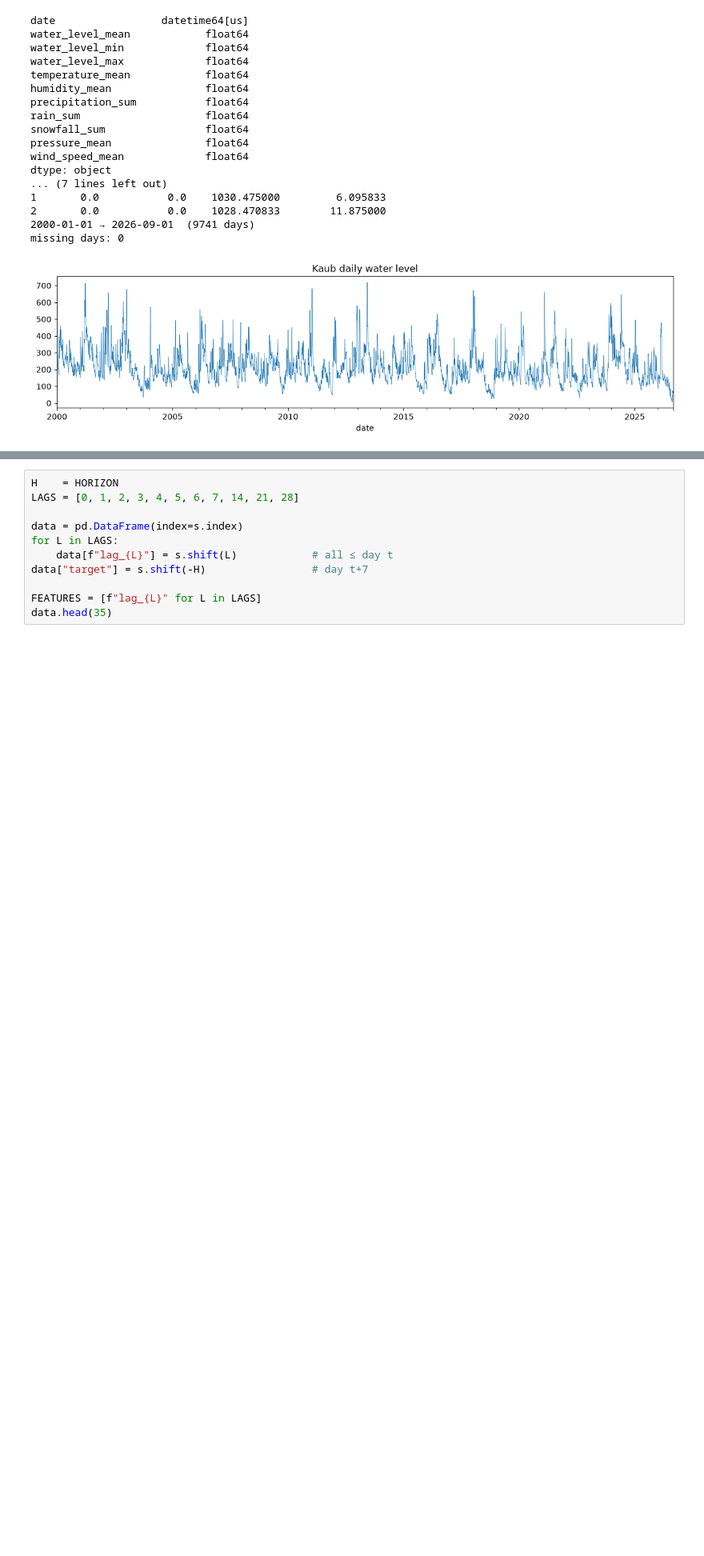
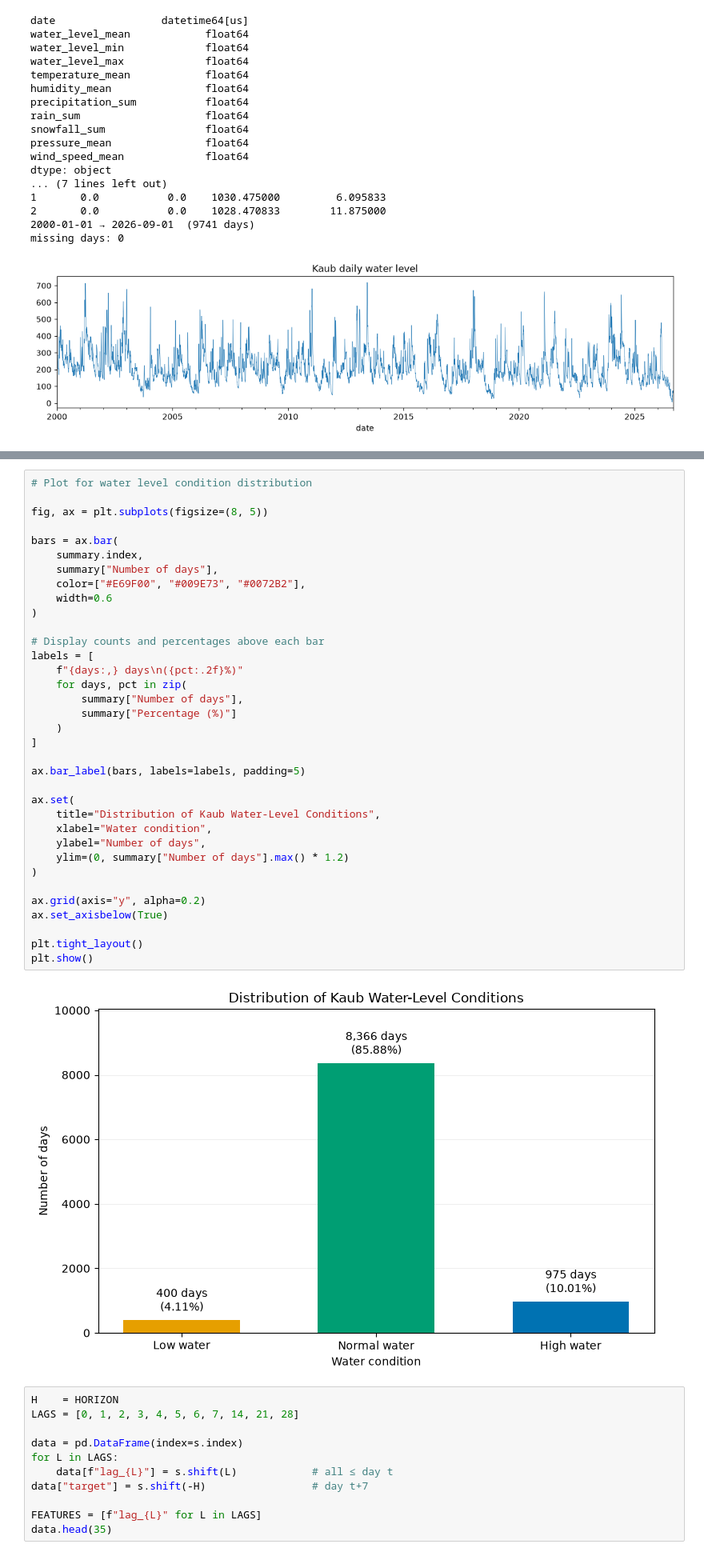
Before and after one commit to PrithviHe/Rhine-cargo-advisor, a Jupyter notebook: notebooks/03_baseline_model.ipynb, the cells around one changed output, grey strips where cells are left out. Shown at 80% size. Drawn from its saved outputs; the diff is of its cells as text; blank space fills up the shorter version.

```diff
--- a/notebooks/03_baseline_model.ipynb
+++ b/notebooks/03_baseline_model.ipynb
@@ -51,3 +82,40 @@ missing days: 0
+# %%
+# Plot for water level condition distribution
+
+fig, ax = plt.subplots(figsize=(8, 5))
+
+bars = ax.bar(
+    summary.index,
+    summary["Number of days"],
+    color=["#E69F00", "#009E73", "#0072B2"],
+    width=0.6
+)
+
+# Display counts and percentages above each bar
+labels = [
+    f"{days:,} days\n({pct:.2f}%)"
+    for days, pct in zip(
+        summary["Number of days"],
+        summary["Percentage (%)"]
+    )
+]
+
+ax.bar_label(bars, labels=labels, padding=5)
+
+ax.set(
+    title="Distribution of Kaub Water-Level Conditions",
+    xlabel="Water condition",
+    ylabel="Number of days",
+    ylim=(0, summary["Number of days"].max() * 1.2)
+)
+
+ax.grid(axis="y", alpha=0.2)
+ax.set_axisbelow(True)
+
+plt.tight_layout()
+plt.show()
+# %% [output]
+[figure, added]
 # %%
 H    = HORIZON
 LAGS = [0, 1, 2, 3, 4, 5, 6, 7, 14, 21, 28]
```
Also changed, not shown: parts of 1 cell of this notebook, 13 other files.
